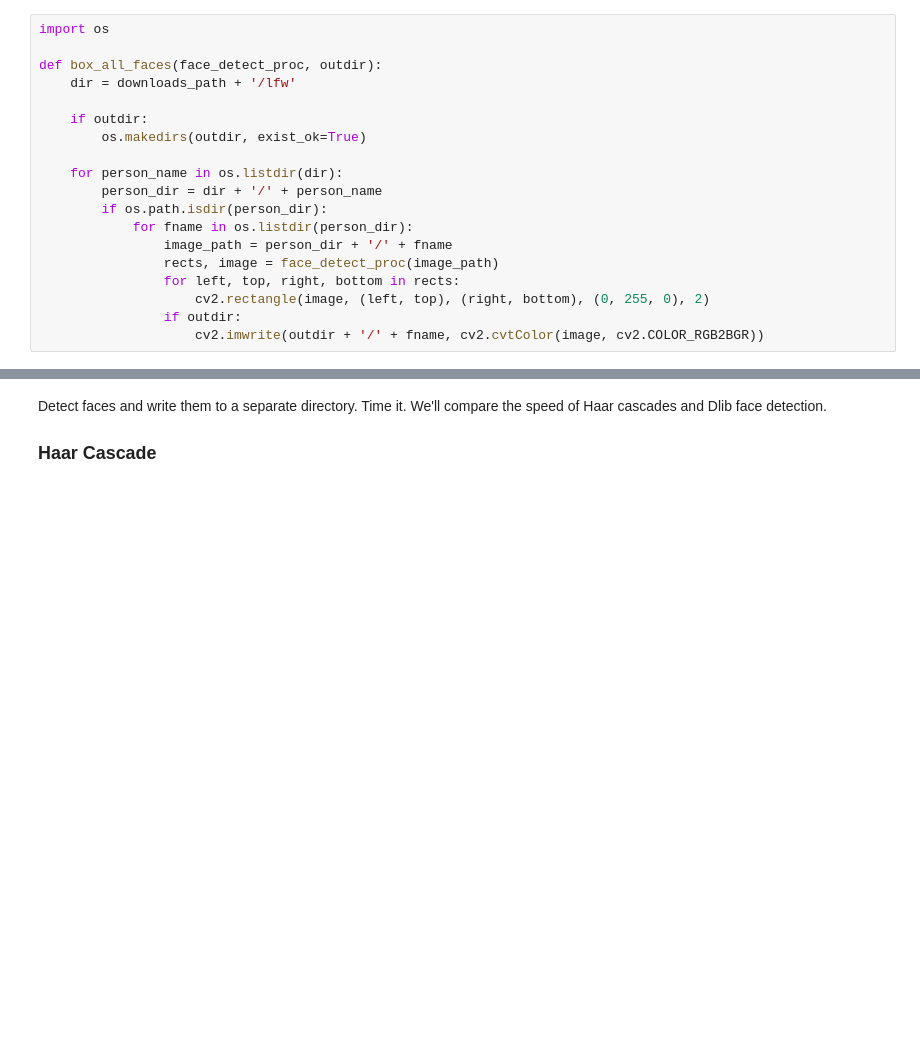
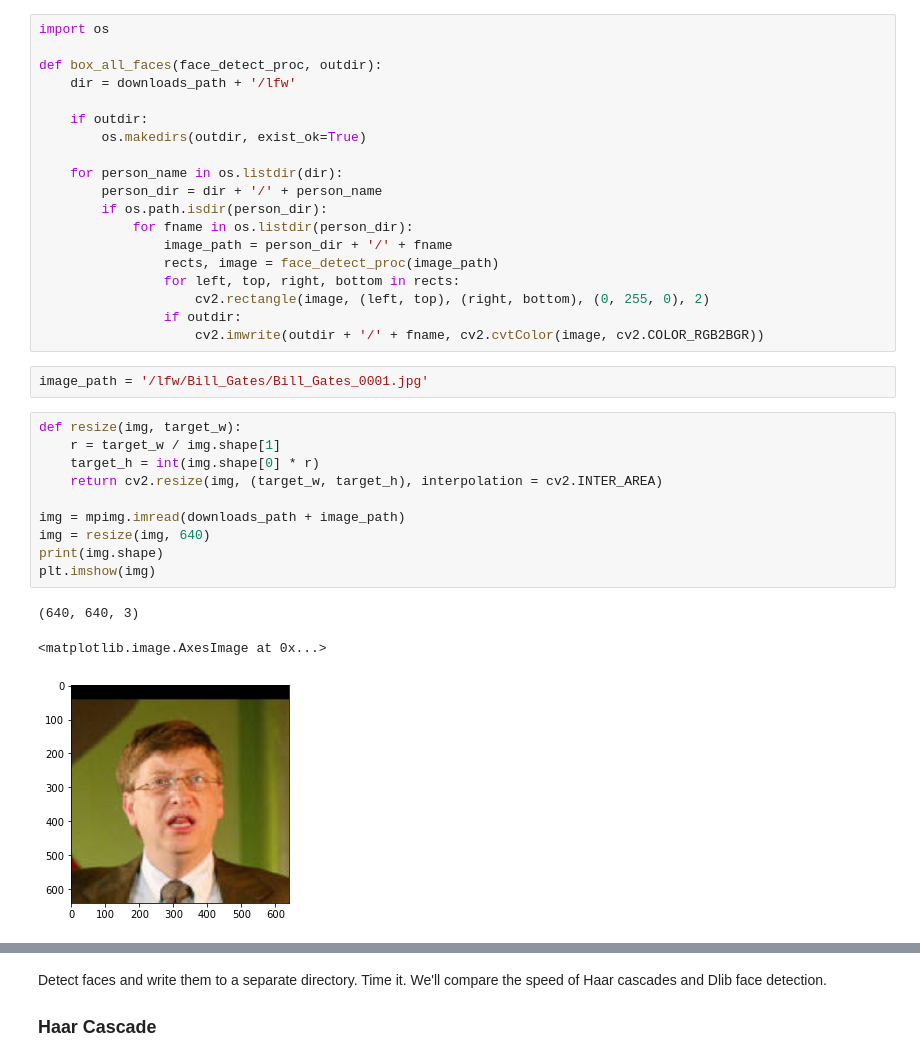
Before and after one commit to alex-kalinin/deep-learning, a Jupyter notebook: facenet/FaceNet for recognition and clustering.ipynb, the cells around one changed output, grey strips where cells are left out. Drawn from its saved outputs; the diff is of its cells as text; blank space fills up the shorter version.

```diff
--- a/facenet/FaceNet for recognition and clustering.ipynb
+++ b/facenet/FaceNet for recognition and clustering.ipynb
@@ -83,3 +115,19 @@ def box_all_faces(face_detect_proc, outdir):
                     cv2.rectangle(image, (left, top), (right, bottom), (0, 255, 0), 2)
                 if outdir:
                     cv2.imwrite(outdir + '/' + fname, cv2.cvtColor(image, cv2.COLOR_RGB2BGR))
+# %%
+image_path = '/lfw/Bill_Gates/Bill_Gates_0001.jpg'
+# %%
+def resize(img, target_w):
+    r = target_w / img.shape[1]
+    target_h = int(img.shape[0] * r)
+    return cv2.resize(img, (target_w, target_h), interpolation = cv2.INTER_AREA)
+
+img = mpimg.imread(downloads_path + image_path)
+img = resize(img, 640)
+print(img.shape)
+plt.imshow(img)
+# %% [output]
+(640, 640, 3)
+<matplotlib.image.AxesImage at 0x...>
+[figure, added]
```
Also changed, not shown: parts of 33 cells of this notebook, 3 other files.
